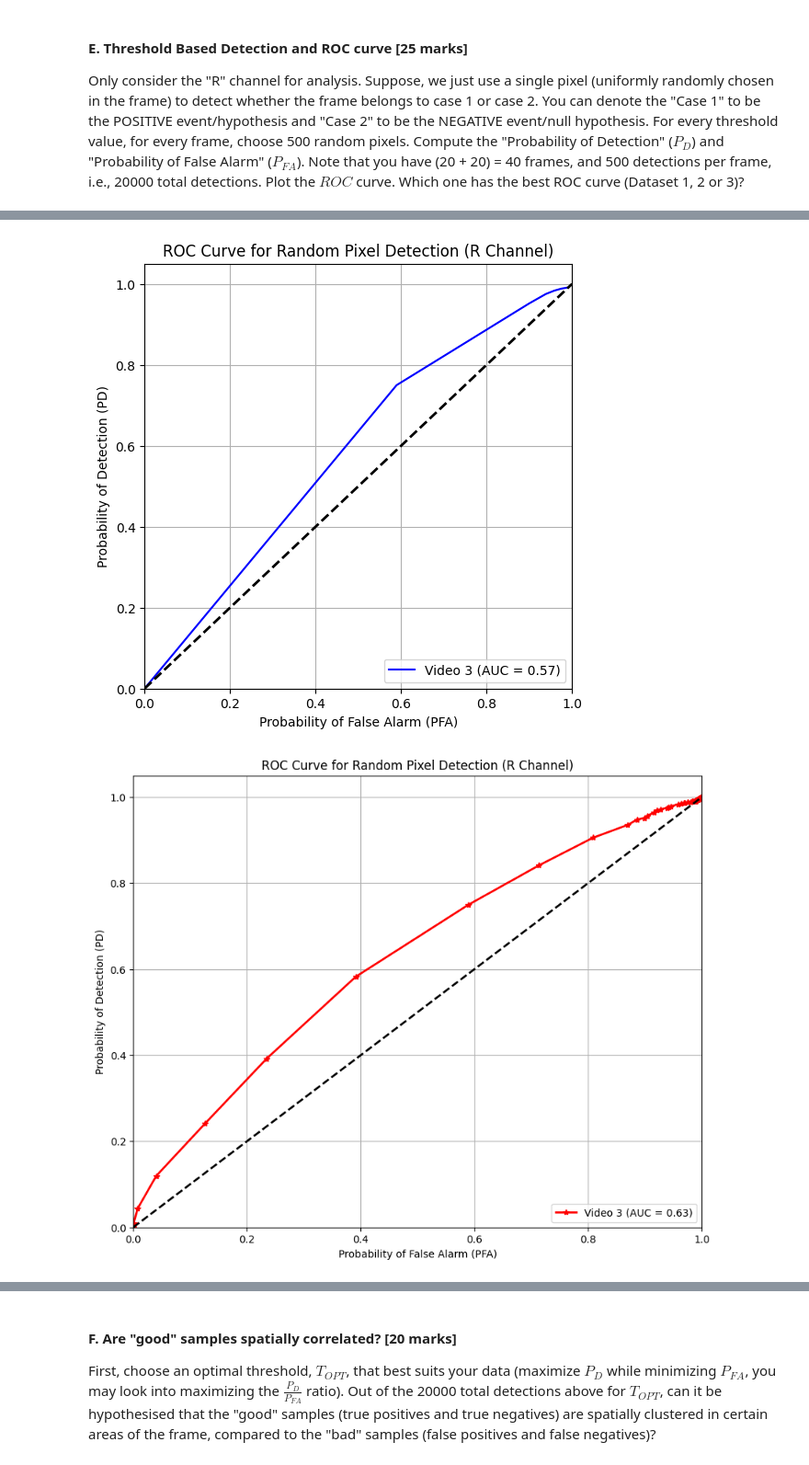
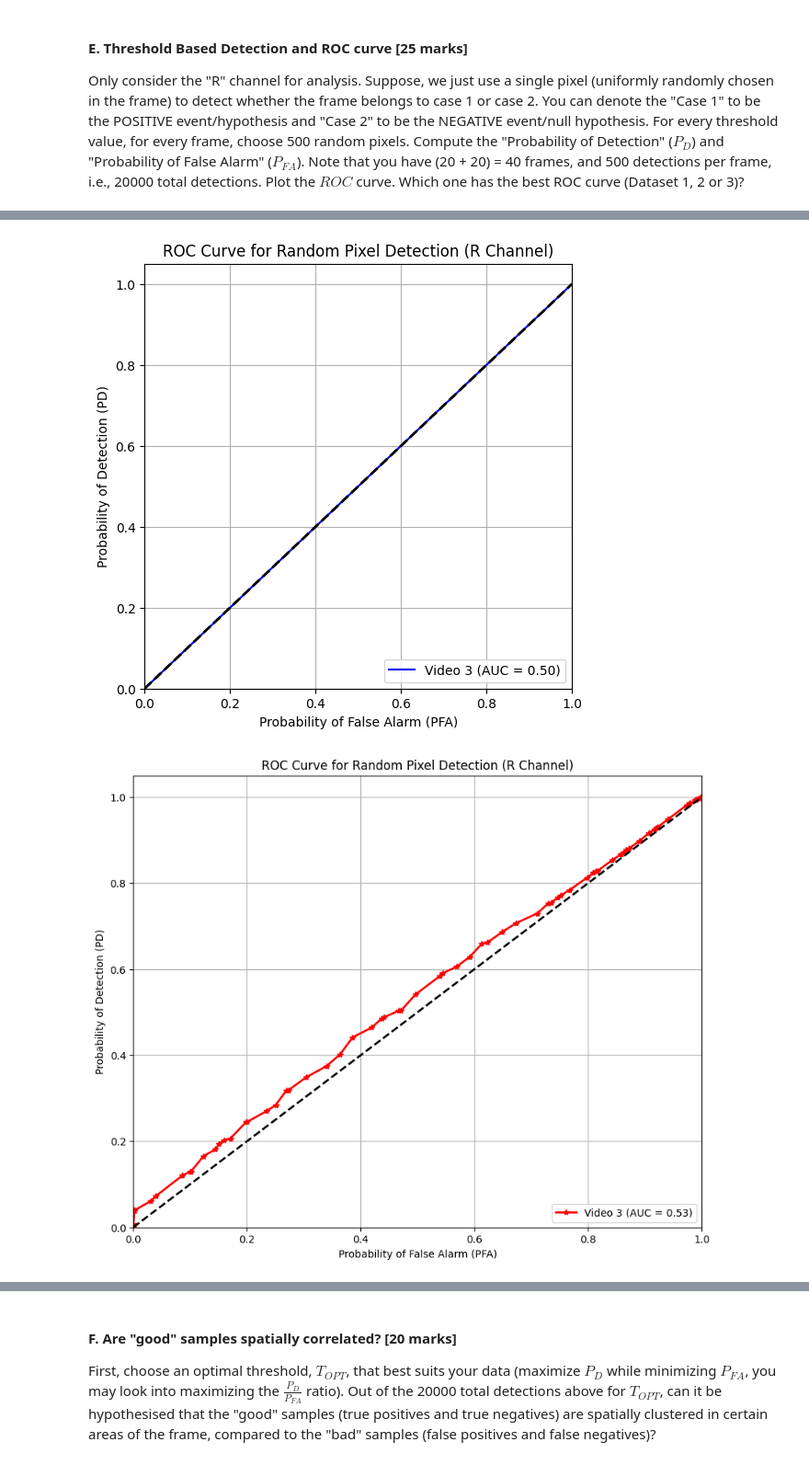
Before and after one commit to dipendughosh/programs, a Jupyter notebook: mtech_2023/sem-3/ssiot/ass-1/CS23M509_CS6650D24/homework1_UoP6650_D24-2.ipynb, the cells around one changed output, grey strips where cells are left out. Shown at 92% size. Drawn from its saved outputs; the diff is of its cells as text; code cells hidden in the pictures.

```diff
--- a/mtech_2023/sem-3/ssiot/ass-1/CS23M509_CS6650D24/homework1_UoP6650_D24-2.ipynb
+++ b/mtech_2023/sem-3/ssiot/ass-1/CS23M509_CS6650D24/homework1_UoP6650_D24-2.ipynb
@@ -28,8 +29,9 @@ from scipy.stats import norm
 # videoPaths = ["ppgvideos/converted/1.mp4", "ppgvideos/converted/2.mp4", "ppgvideos/converted/3.mp4"]
 # videoPaths = ["ppgvideos/finger/1.mp4", "ppgvideos/finger/2.mp4", "ppgvideos/finger/3.mp4"]
 # videoPaths = ["ppgvideos/Ritwik/1.mp4", "ppgvideos/Ritwik/2.mp4", "ppgvideos/Ritwik/3.mp4"]
+videoPaths = ["ppgvideos/Raunak/1.mp4", "ppgvideos/Raunak/2.mp4", "ppgvideos/Raunak/3.mp4"]
 # videoPaths = ["ppgvideos/wrist/1.mp4", "ppgvideos/wrist/2.mp4", "ppgvideos/wrist/3.mp4"]
-videoPaths = ["ppgvideos/git_old/1.mp4", "ppgvideos/git_old/2.mp4", "ppgvideos/git_old/3.mp4"]
+# videoPaths = ["ppgvideos/git_old/1.mp4", "ppgvideos/git_old/2.mp4", "ppgvideos/git_old/3.mp4"]
 # videoPaths = ["ppgvideos/videos/00000/1.mp4", "ppgvideos/videos/00014/2.mp4", "ppgvideos/videos/00014/3.mp4"]
 # videoPaths = ["ppgvideos/videos/00001/1.mp4", "ppgvideos/videos/00013/2.mp4", "ppgvideos/videos/00013/3.mp4"]
 # videoPaths = ["ppgvideos/videos/00002/1.mp4", "ppgvideos/videos/00012/2.mp4", "ppgvideos/videos/00012/3.mp4"]
@@ -68,10 +70,12 @@ for index, videoPath in enumerate(videoPaths):
     frameHeightValues[str(index + 1)] = frameHeight
     frameWidthValues[str(index + 1)] = frameWidth
 
+    frame_buffer = []
     while cap.isOpened():
         ret, frameTemp = cap.read()
         if ret:
             videoFrames[str(index+1)].append(frameTemp)
+            # videoFrames[str(index+1)].append(frameTemp)
         else:
             break
     cap.release()
@@ -749,6 +753,7 @@ def plot_roc_curves():
         # thres = [0.5, 1, 1.5]
         # thres = np.arange(255, 154, -1)
         thres = np.arange(0.5, 1.5, 0.1)
+        thres = np.linspace(0, 255, 50)
         # thres = unique_pixel_values_sorted#np.arange(255, 154, -1)
         # thres = thresholds
         mypd, mypfa, auc  = my_compute_roc_curve(redPixelsMax, redPixelsMin, thres, videoIndex, pfa, pd)
@@ -804,4 +809,4 @@ print(f"\nThe video with the best ROC curve (highest AUC) is Video {bestVideoId}
-[figure, old version]
+[figure, new version]
-[figure, old version]
+[figure, new version]
 Video 1 AUC Score: 0.50
 Video 2 AUC Score: 0.50
```
Also changed, not shown: parts of 7 cells of this notebook, 7 other files.
